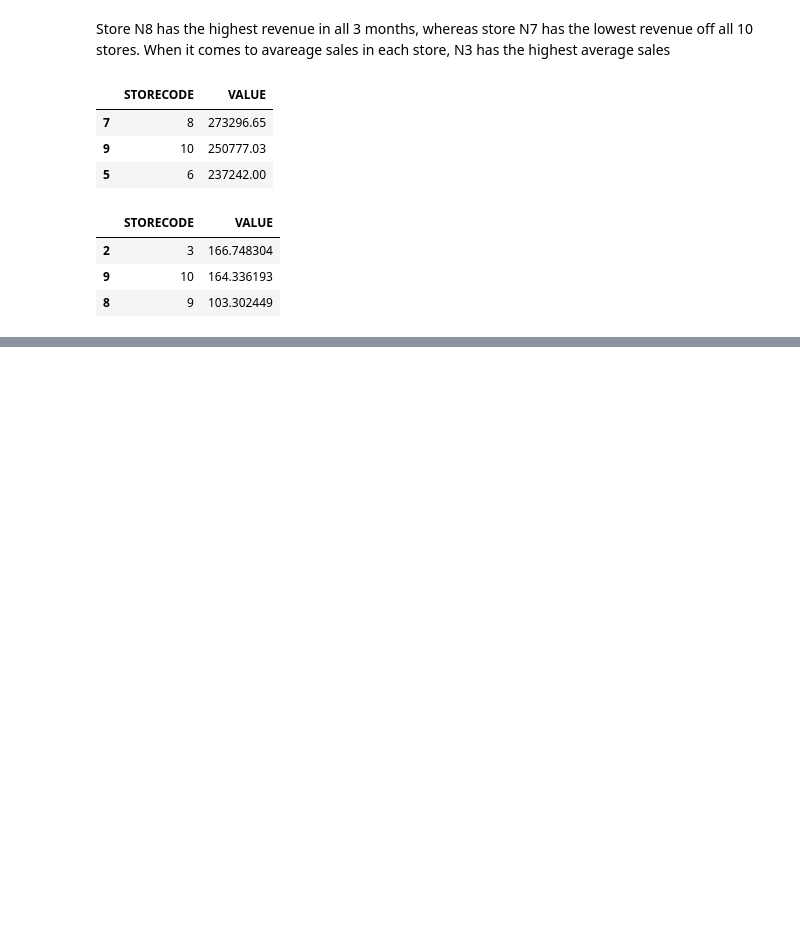
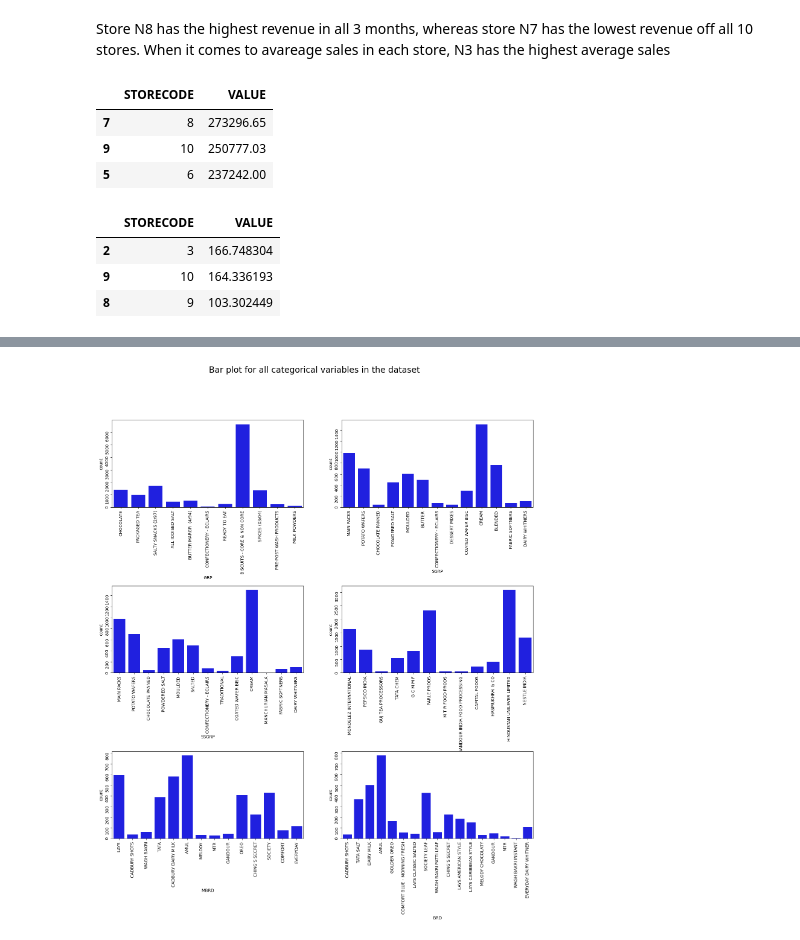
Before and after one commit to shriansh8619/EDA_Customer_Behavior, a Jupyter notebook: EDA_Customer_Behav.ipynb, the cells around one changed output, grey strips where cells are left out. Drawn from its saved outputs; the diff is of its cells as text; code cells hidden in the pictures; blank space fills up the shorter version.

```diff
--- a/EDA_Customer_Behav.ipynb
+++ b/EDA_Customer_Behav.ipynb
@@ -378,0 +453,26 @@ Passing `palette` without assigning `hue` is deprecated and will be removed in v
+# %%
+fig, axes = plt.subplots(3, 2, figsize = (18, 18),gridspec_kw={'hspace': 0.9})
+fig.suptitle('Bar plot for all categorical variables in the dataset ',fontsize=20)
+# grp
+sns.countplot(ax = axes[0, 0], x = 'GRP', data = df, color = 'blue',
+              order = df['GRP'].head(20).value_counts().index);
+
+sns.countplot(ax = axes[0, 1], x = 'SGRP', data = df, color = 'blue',
+              order = df['SGRP'].head(20).value_counts().index);
+
+sns.countplot(ax = axes[1, 0], x = 'SSGRP', data = df, color = 'blue',
+              order = df['SSGRP'].head(20).value_counts().index);
+
+sns.countplot(ax = axes[1, 1], x = 'CMP', data = df, color = 'blue',
+              order = df['CMP'].head(20).value_counts().index);
+
+sns.countplot(ax = axes[2, 0], x = 'MBRD', data = df, color = 'blue',
+              order = df['MBRD'].head(20).value_counts().index);
+
+sns.countplot(ax = axes[2, 1], x = 'BRD', data = df, color = 'blue',
+              order = df['BRD'].head(20).value_counts().index);
+for ax in axes.flatten():
+    ax.tick_params(labelrotation=90)
+plt.show()
+# %% [output]
+[figure, added]
```
Also changed, not shown: parts of 32 cells of this notebook.
